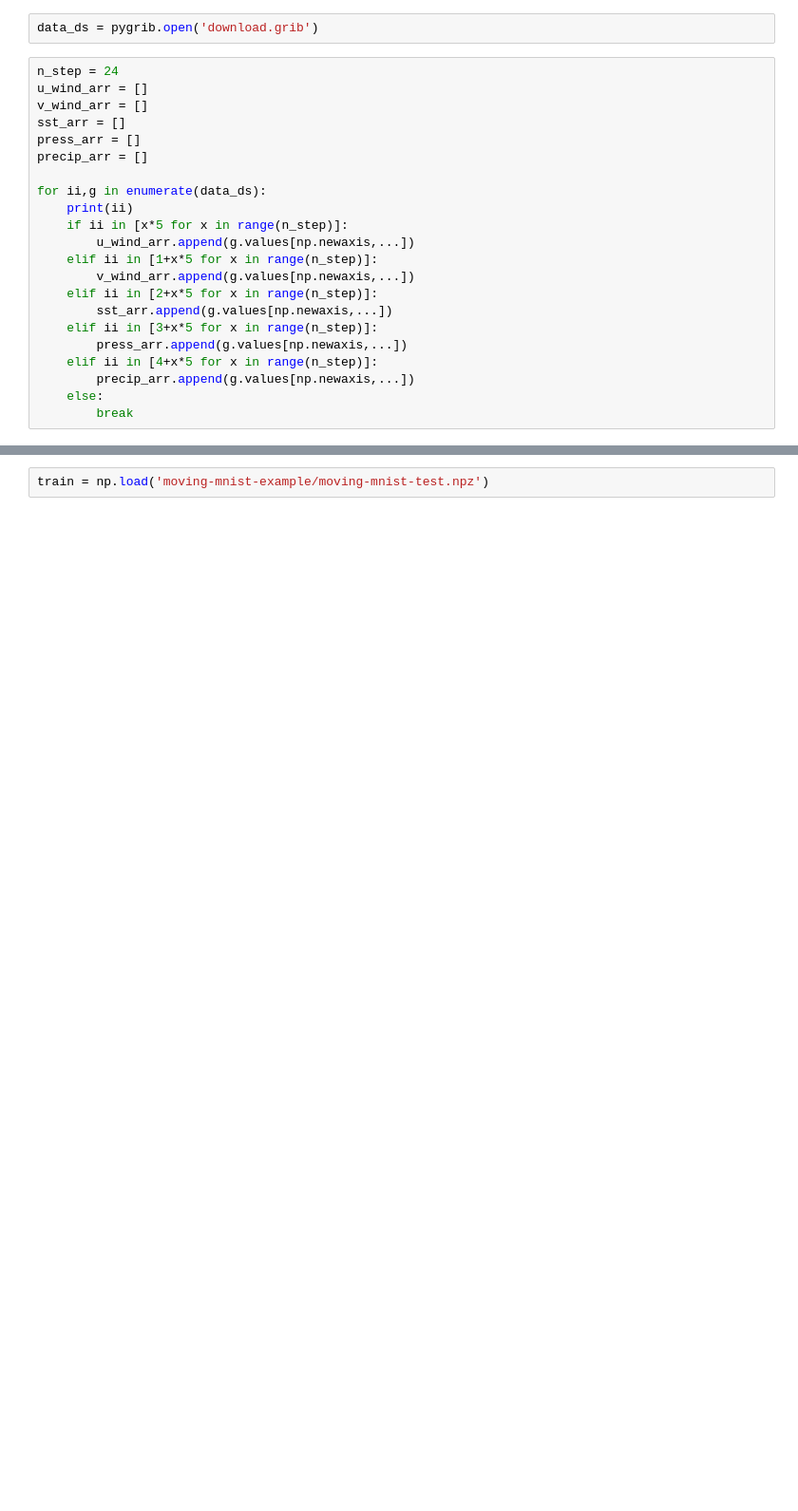
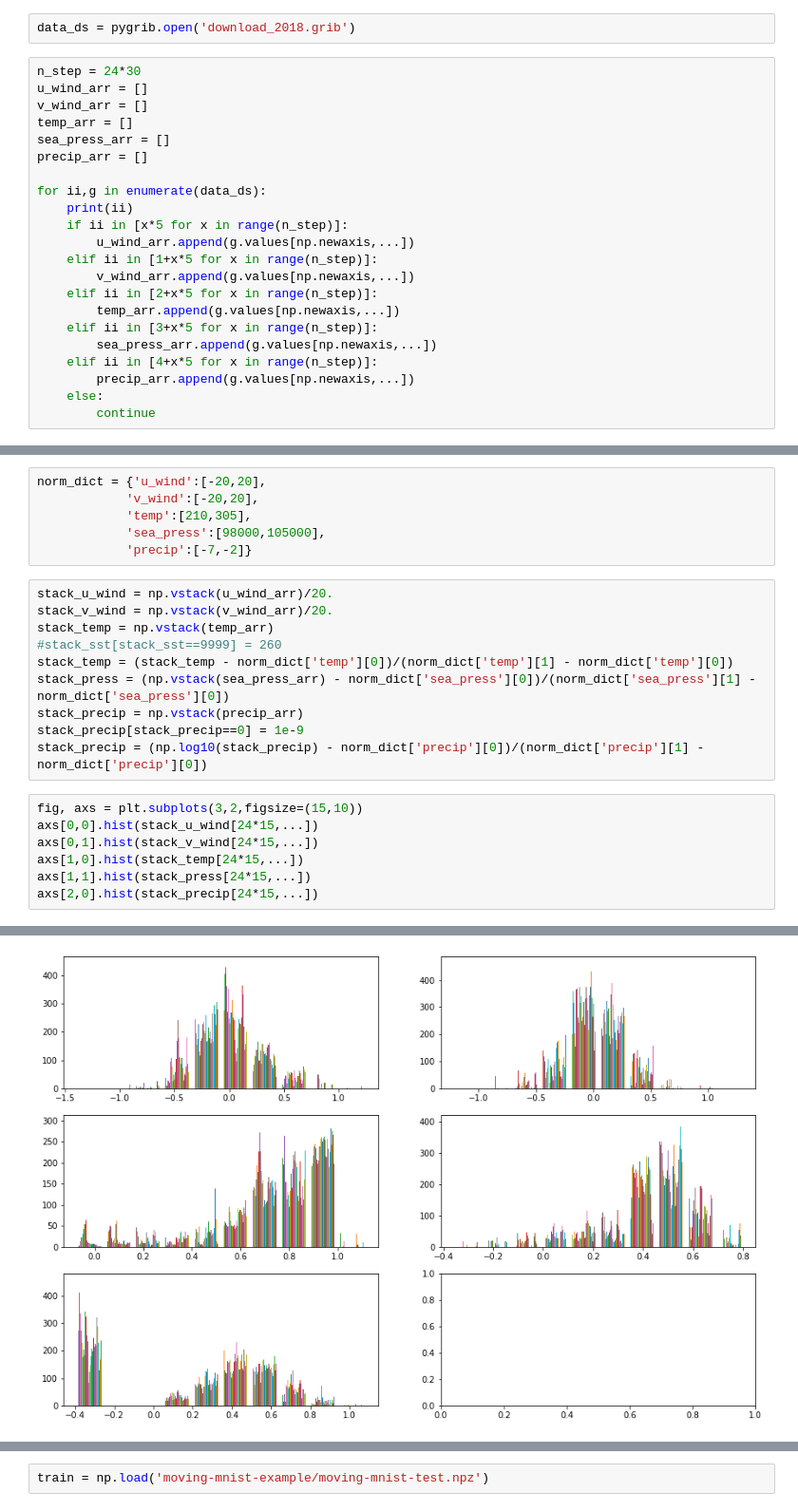
Before and after one commit to hoangtv1899/ERA5_PredRNN, a Jupyter notebook: er5_processing.ipynb, the cells around one changed output, grey strips where cells are left out. Shown at 95% size. Cells and saved outputs as stored; diff of their text form; blank space fills up the shorter version.

```diff
--- a/er5_processing.ipynb
+++ b/er5_processing.ipynb
@@ -15,11 +17,11 @@ print(data_ds)
 # %%
-data_ds = pygrib.open('download.grib')
+data_ds = pygrib.open('download_2018.grib')
 # %%
-n_step = 24
+n_step = 24*30
 u_wind_arr = []
 v_wind_arr = []
-sst_arr = []
-press_arr = []
+temp_arr = []
+sea_press_arr = []
 precip_arr = []
 
 for ii,g in enumerate(data_ds):
@@ -29,13 +31,13 @@ for ii,g in enumerate(data_ds):
     elif ii in [1+x*5 for x in range(n_step)]:
         v_wind_arr.append(g.values[np.newaxis,...])
     elif ii in [2+x*5 for x in range(n_step)]:
-        sst_arr.append(g.values[np.newaxis,...])
+        temp_arr.append(g.values[np.newaxis,...])
     elif ii in [3+x*5 for x in range(n_step)]:
-        press_arr.append(g.values[np.newaxis,...])
+        sea_press_arr.append(g.values[np.newaxis,...])
     elif ii in [4+x*5 for x in range(n_step)]:
         precip_arr.append(g.values[np.newaxis,...])
     else:
-        break
+        continue
 # %% [output]
 0
 1
@@ -62,0 +59,24 @@ stack_precip = np.vstack(precip_arr)
+# %%
+norm_dict = {'u_wind':[-20,20],
+            'v_wind':[-20,20],
+            'temp':[210,305],
+            'sea_press':[98000,105000],
+            'precip':[-7,-2]}
+# %%
+stack_u_wind = np.vstack(u_wind_arr)/20.
+stack_v_wind = np.vstack(v_wind_arr)/20.
+stack_temp = np.vstack(temp_arr)
+#stack_sst[stack_sst==9999] = 260
+stack_temp = (stack_temp - norm_dict['temp'][0])/(norm_dict['temp'][1] - norm_dict['temp'][0])
+stack_press = (np.vstack(sea_press_arr) - norm_dict['sea_press'][0])/(norm_dict['sea_press'][1] - norm_dict['sea_press'][0])
+stack_precip = np.vstack(precip_arr)
+stack_precip[stack_precip==0] = 1e-9
+stack_precip = (np.log10(stack_precip) - norm_dict['precip'][0])/(norm_dict['precip'][1] - norm_dict['precip'][0])
+# %%
+fig, axs = plt.subplots(3,2,figsize=(15,10))
+axs[0,0].hist(stack_u_wind[24*15,...])
+axs[0,1].hist(stack_v_wind[24*15,...])
+axs[1,0].hist(stack_temp[24*15,...])
+axs[1,1].hist(stack_press[24*15,...])
+axs[2,0].hist(stack_precip[24*15,...])
+# %% [output]
@@ -63 +94,2 @@ stack_precip = np.vstack(precip_arr)
+[figure, added]
 # %%
```
Also changed, not shown: parts of 20 cells of this notebook, 6 other files.
